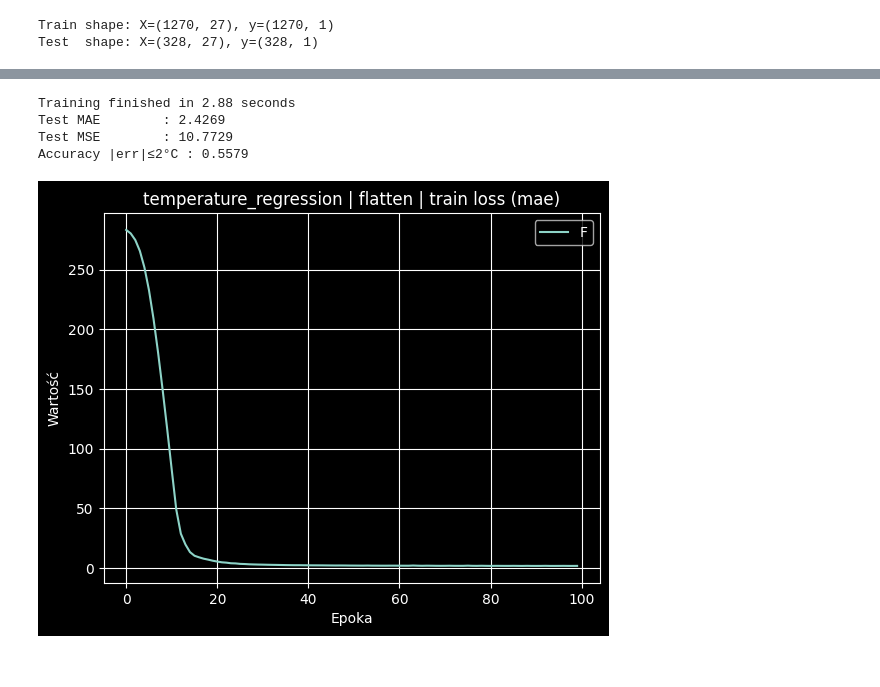
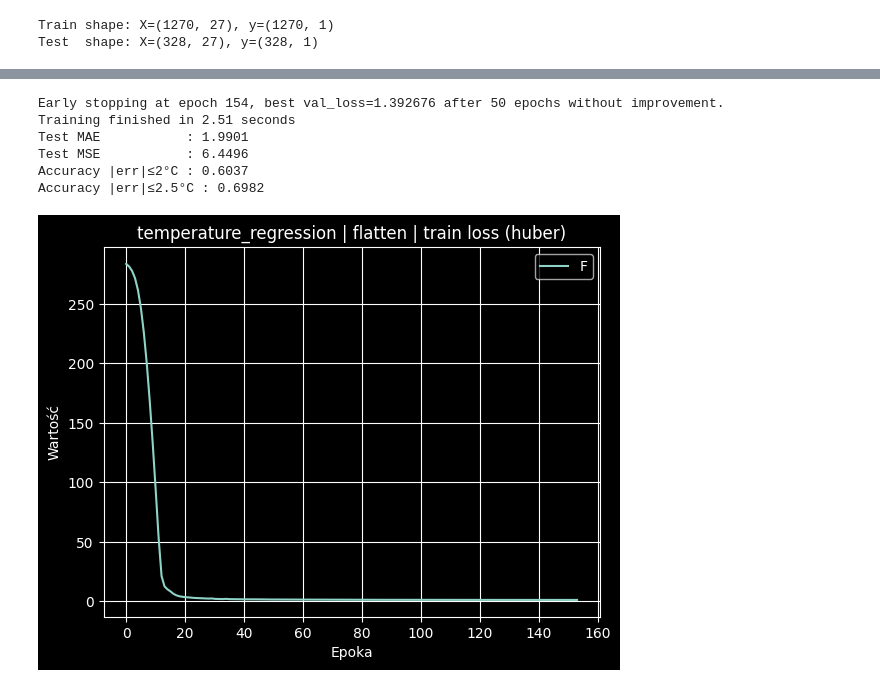
Before and after one commit to Mattioo7/weather-prediction-mlp, a Jupyter notebook: notebooks/3_temperature_agg_vs_flat.ipynb, the cells around one changed output, grey strips where cells are left out. Saved outputs shown, nothing was run; the diff lists cells and outputs as text; code cells hidden in the pictures.

```diff
--- a/notebooks/3_temperature_agg_vs_flat.ipynb
+++ b/notebooks/3_temperature_agg_vs_flat.ipynb
@@ -16,15 +20,16 @@ experiments = {
     "temperature_regression": {
         "task": "regression",
         # "losses": ["mse"],
-        "losses": ["mae"],
+        # "losses": ["mae"],
+        "losses": ["huber"],
+        # "activation": "sigmoid",
         "activation": "gelu",
-        # "activation": "sigmoid",
         # "learning_rate": 0.003,
         "learning_rate": 0.01,
         # "hidden_layers": [64, 128, 128, 64, 64, 64],
-        "hidden_layers": [128, 64],
+        "hidden_layers": [32, 64],
         # "epochs": [800],
-        "epochs": [100],
+        "epochs": [400],
         "optimizer": "momentum",
         "adaptive_lr": True,
         "batching": {
@@ -34,7 +39,7 @@ experiments = {
             },
         },
         "early_stopping": True,
-        "patience": 30,
+        "patience": 50,
     }
 }
 # %%
@@ -168,22 +174,19 @@ for mode in ["flatten"]:
                 # ===================== TEST EVALUATION =====================
                 y_pred_test = model.predict(X_test)
 
-                abs_error = np.abs(y_pred_test - y_test)
+                metrics = regression_report(y_test, y_pred_test)
+                metrics["accuracy_2C"] = accuracy_within_tolerance(y_test, y_pred_test, tol=2.0)
+                metrics["accuracy_2.5C"] = accuracy_within_tolerance(y_test, y_pred_test, tol=2.5)
 
-                acc_2C = np.mean(abs_error <= 2.0)
-                mae_test = np.mean(abs_error)
-                mse_test = np.mean((y_pred_test - y_test) ** 2)
+                print(f"Test MAE           : {metrics['mae']:.4f}")
+                print(f"Test MSE           : {metrics['mse']:.4f}")
+                print(f"Accuracy |err|≤2°C : {metrics['accuracy_2C']:.4f}")
+                print(f"Accuracy |err|≤2.5°C : {metrics['accuracy_2.5C']:.4f}")
 
-                print(f"Test MAE        : {mae_test:.4f}")
-                print(f"Test MSE        : {mse_test:.4f}")
-                print(f"Accuracy |err|≤2°C : {acc_2C:.4f}")
-
-                results[mode][exp_name] = {
-                    "train_loss": history,
-                    "test_mae": mae_test,
-                    "test_mse": mse_test,
-                    "accuracy_2C": acc_2C,
-                }
+                # results[mode][exp_name][f"{loss_name}_{n_epochs}"] = {
+                #     "train_loss": history,
+                #     **metrics,
+                # }
 
                 # ===================== PLOTS =====================
                 plot_loss(
@@ -201,6 +204,8 @@ Layer sizes: [27, 128, 64, 1], Task: regression, Activation: gelu, Optimizer: mo
 >>> Version 16 (mini-batch + early stopping)...
-Training finished in 2.88 seconds
-Test MAE        : 2.4269
-Test MSE        : 10.7729
-Accuracy |err|≤2°C : 0.5579
+Early stopping at epoch 154, best val_loss=1.392676 after 50 epochs without improvement.
+Training finished in 2.51 seconds
+Test MAE           : 1.9901
+Test MSE           : 6.4496
+Accuracy |err|≤2°C : 0.6037
+Accuracy |err|≤2.5°C : 0.6982
-[figure, old version]
+[figure, new version]
```
Also changed, not shown: parts of 3 cells of this notebook, 3 other files.
